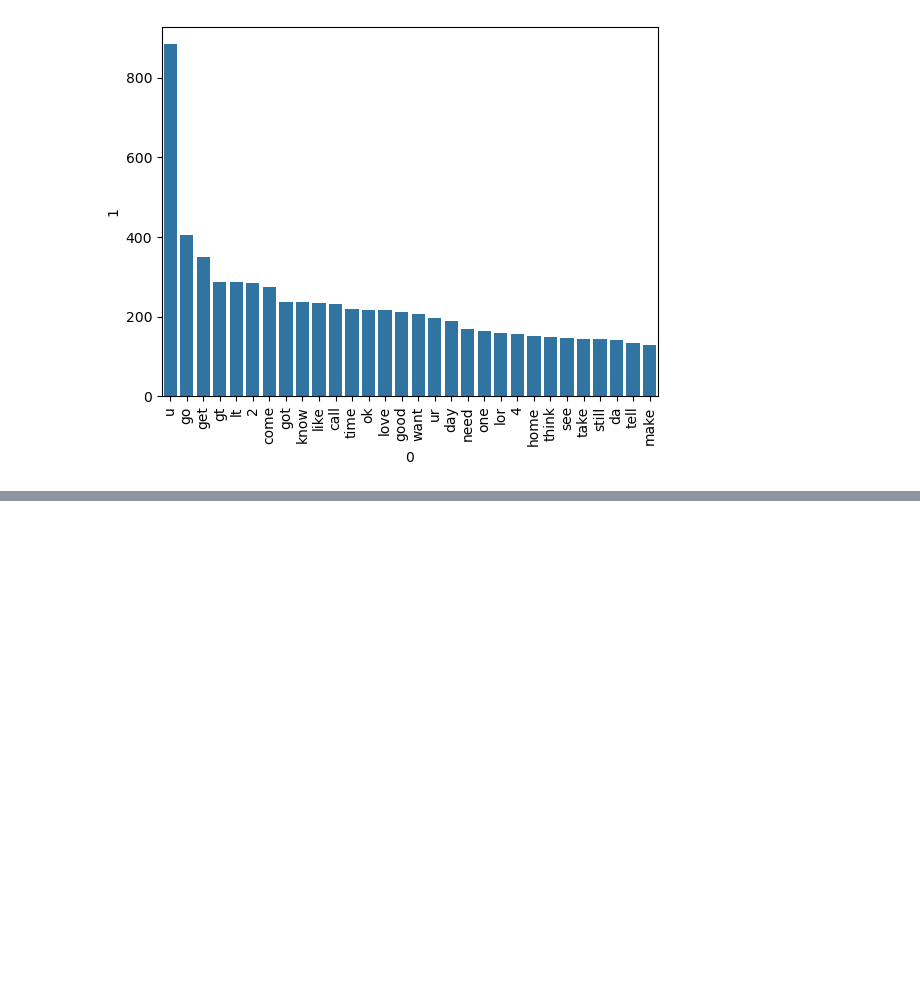
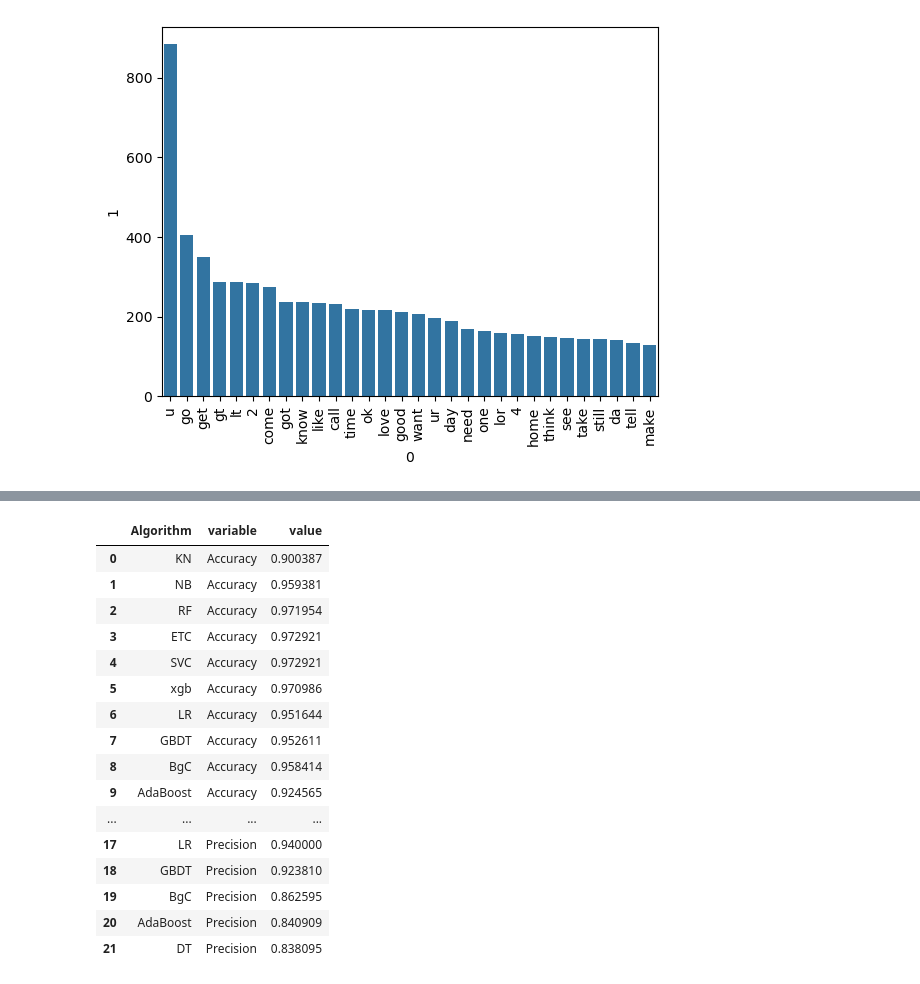
Before and after one commit to Chitranshsri/SMS-Spam-Detection, a Jupyter notebook: SMS-Spam-Detection.ipynb, the cells around one changed output, grey strips where cells are left out. Drawn from its saved outputs; the diff is of its cells as text; code cells hidden in the pictures; blank space fills up the shorter version.

Commit message:
Done Model Building

```diff
--- a/SMS-Spam-Detection.ipynb
+++ b/SMS-Spam-Detection.ipynb
@@ -411,0 +535,2 @@ plt.show()
+# %%
+train_classifier(svc,X_train,Y_train,X_test,Y_test)
@@ -411,0 +539,15 @@ plt.show()
+# %%
+# ab isme maine ek loop chalya dictionary ke upr aur hr model ko train krke uska accuracy aur precision score store krta chla gya at the end for comparision
+accuracy_scores = []
+precision_scores = []
+
+for name,clf in clfs.items():
+
+    current_accuracy,current_precision = train_classifier(clf, X_train,Y_train,X_test,Y_test)
+
+    print("For ",name)
+    print("Accuracy - ",current_accuracy)
+    print("Precision - ",current_precision)
+
+    accuracy_scores.append(current_accuracy)
+    precision_scores.append(current_precision)
@@ -411,0 +572,2 @@ plt.show()
+# %%
+performance_df = pd.DataFrame({'Algorithm':clfs.keys(),'Accuracy':accuracy_scores,'Precision':precision_scores}).sort_values('Precision',ascending=False)
@@ -411,0 +589,22 @@ plt.show()
+# %%
+performance_df1 = pd.melt(performance_df, id_vars = "Algorithm")
+# %%
+performance_df1
+# %% [output]
+|  | Algorithm | variable | value |
+| 0 | KN | Accuracy | 0.900387 |
+| 1 | NB | Accuracy | 0.959381 |
+| 2 | RF | Accuracy | 0.971954 |
+| 3 | ETC | Accuracy | 0.972921 |
+| 4 | SVC | Accuracy | 0.972921 |
+| 5 | xgb | Accuracy | 0.970986 |
+| 6 | LR | Accuracy | 0.951644 |
+| 7 | GBDT | Accuracy | 0.952611 |
+| 8 | BgC | Accuracy | 0.958414 |
+| 9 | AdaBoost | Accuracy | 0.924565 |
+| ... | ... | ... | ... |
+| 17 | LR | Precision | 0.940000 |
+| 18 | GBDT | Precision | 0.923810 |
+| 19 | BgC | Precision | 0.862595 |
+| 20 | AdaBoost | Precision | 0.840909 |
+| 21 | DT | Precision | 0.838095 |
```
Also changed, not shown: parts of 22 cells of this notebook.
